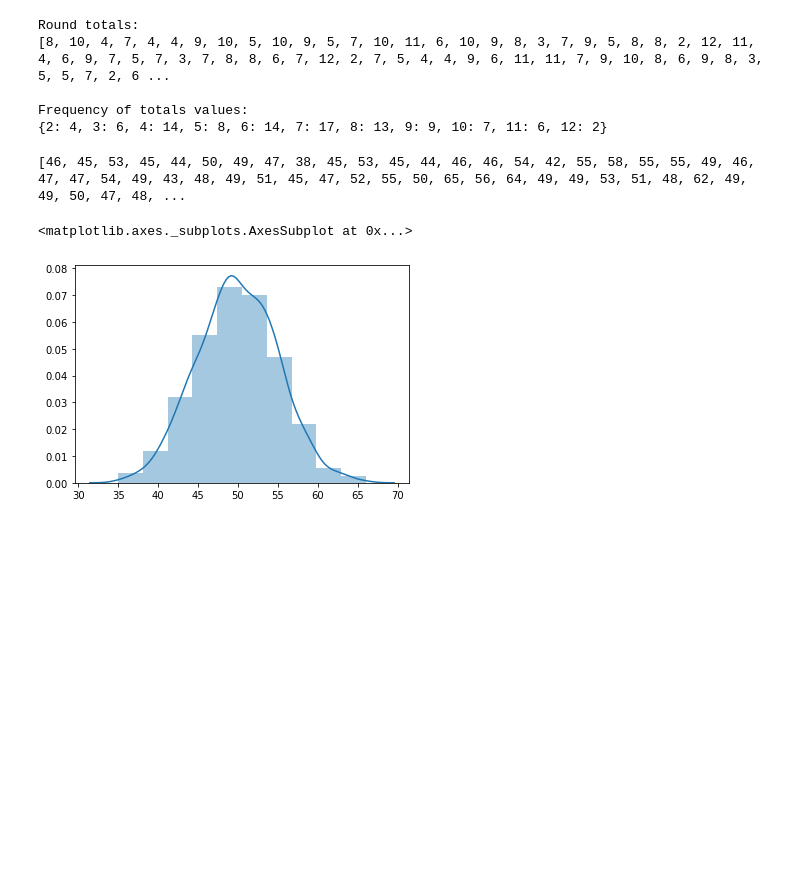
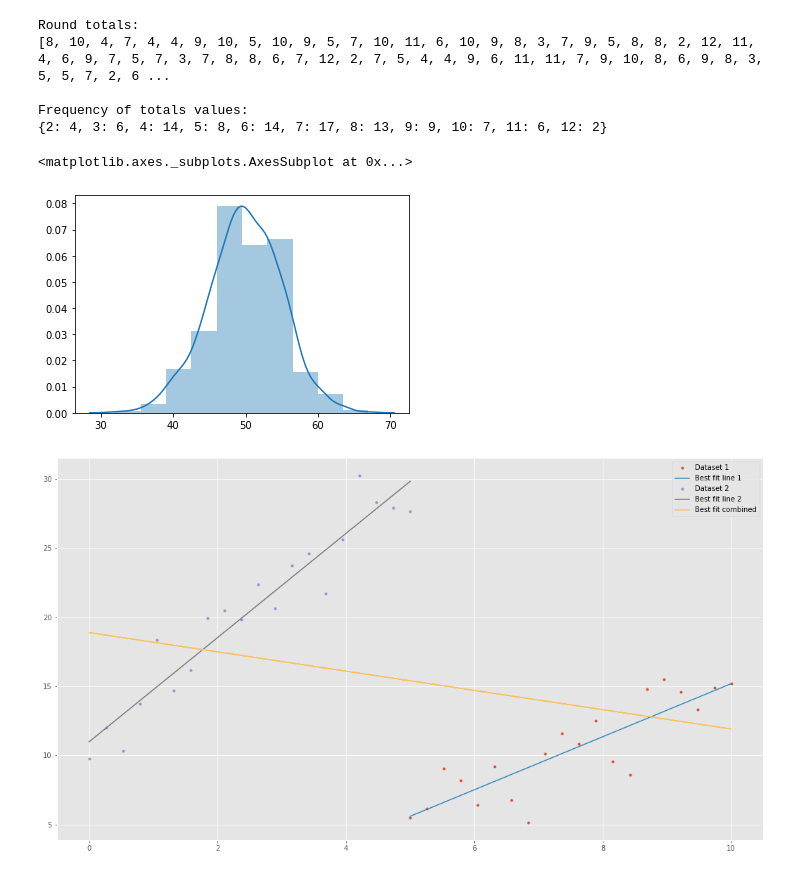
Before and after one commit to donalbuggy/fundamentalsOfDataAnalysis, a Jupyter notebook: fundamentalsOfDataAnalysisTasks.ipynb, the cells around one changed output. Saved outputs shown, nothing was run; the diff lists cells and outputs as text; code cells hidden in the pictures; blank space fills up the shorter version.

Commit message:
successfully demonstrating Simpson's paradox with two datasets

```diff
--- a/fundamentalsOfDataAnalysisTasks.ipynb
+++ b/fundamentalsOfDataAnalysisTasks.ipynb
@@ -107,10 +107,48 @@ while roundsCount < 1000:
     roundsCount = roundsCount + 1
     roundList.append(headsList)
 
-print(roundList)
+# print(roundList)
 
 sns.distplot(roundList, bins=10)
 # %% [output]
-[46, 45, 53, 45, 44, 50, 49, 47, 38, 45, 53, 45, 44, 46, 46, 54, 42, 55, 58, 55, 55, 49, 46, 47, 47, 54, 49, 43, 48, 49, 51, 45, 47, 52, 55, 50, 65, 56, 64, 49, 49, 53, 51, 48, 62, 49, 49, 50, 47, 48, ...
+<matplotlib.axes._subplots.AxesSubplot at 0x...>
-<matplotlib.axes._subplots.AxesSubplot at 0x...>
-[figure, old version]
+[figure, new version]
+# %%
+# set up 4 datasets with linspace using the formula "y = a * x + b"
+# populate te 4 datasets such that when plotted, they demonstrate Simpson's paradox
+# i.e., that each individual dataset shows a relation in one direction,
+# but when combined the sets show a relation in the opposite direction
+
+import numpy as np
+import matplotlib.pyplot as plt
+import seaborn as sns
+
+# Nicer plot style.
+plt.style.use("ggplot")
+
+# Bigger plots.
+plt.rcParams["figure.figsize"] = (18,10)
+
+# dataset 1
+setOneX = np.linspace(5.0, 10.0, 20)
+setOneY = 1.0 * setOneX + 3.0 + np.random.normal(0.0, 2.0, len(setOneX))
+coeffsSetOne = np.polyfit(setOneX, setOneY, 1)
+plt.plot(setOneX, setOneY, '.', label="Dataset 1")
+plt.plot(setOneX, coeffsSetOne[0] * setOneX + coeffsSetOne[1], '-', label="Best fit line 1")
+
+# dataset 2
+setTwoX = np.linspace(0.0, 5.0, 20)
+setTwoY = 4.0 * setTwoX + 10.0 + np.random.normal(0.0, 2.0, len(setTwoX))
+coeffsSetTwo = np.polyfit(setTwoX, setTwoY, 1)
+plt.plot(setTwoX, setTwoY, '.', label="Dataset 2")
+plt.plot(setTwoX, coeffsSetTwo[0] * setTwoX + coeffsSetTwo[1], '-', label="Best fit line 2")
+
+combinedX = np.concatenate([setOneX, setTwoX])
+combinedY = np.concatenate([setOneY, setTwoY])
+
+combinedCoeffs = np.polyfit(combinedX, combinedY, 1)
+
+plt.plot(combinedX, combinedCoeffs[0] * combinedX + combinedCoeffs[1], '-', label="Best fit combined")
+plt.legend();
+# %% [output]
+[figure, added]
```
